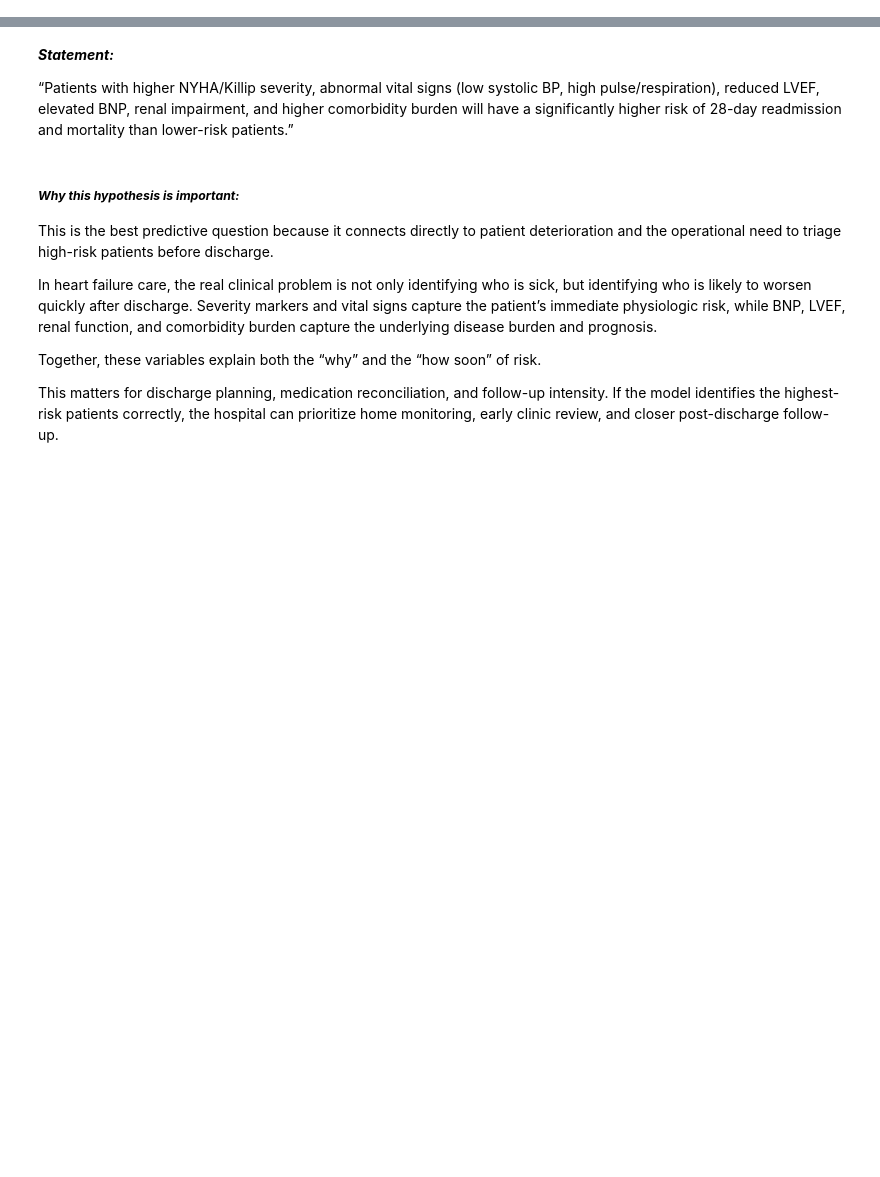
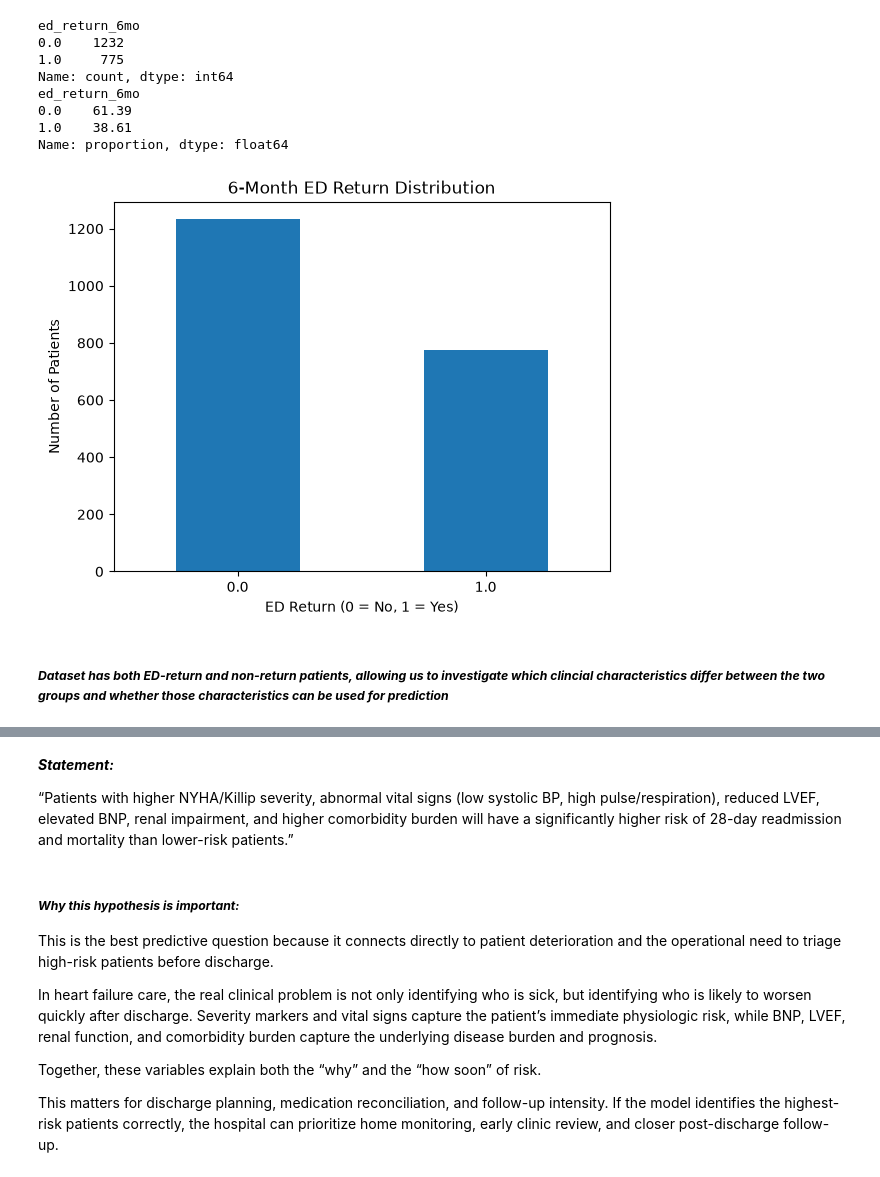
Before and after one commit to Yasasmini/Team3_PyCoders_PythonHackathon_SEP2026, a Jupyter notebook: Team3_PyCoders_Category4.Predictive.ipynb, the cells around one changed output, grey strips where cells are left out. Drawn from its saved outputs; the diff is of its cells as text; code cells hidden in the pictures; blank space fills up the shorter version.

```diff
--- a/Team3_PyCoders_Category4.Predictive.ipynb
+++ b/Team3_PyCoders_Category4.Predictive.ipynb
@@ -0,0 +47,14 @@
+# %%
+features = [
+    "nyha_cardiac_function_classification",
+    "lvef",
+    "cci_score",
+    "creatinine",
+    "gfr",
+    "pulse",
+    "respiration",
+    "systolic_bp",
+    "diastolic_bp"
+]
+
+target = "ed_return_6mo"
@@ -0,0 +67,29 @@
+# %%
+#Understanding how many patients returned to the ED
+print(hf_df[target].value_counts())
+
+print(
+    hf_df[target]
+    .value_counts(normalize=True)
+    .mul(100)
+    .round(2)
+)
+hf_df[target].value_counts().sort_index().plot(kind="bar")
+
+plt.title("6-Month ED Return Distribution")
+plt.xlabel("ED Return (0 = No, 1 = Yes)")
+plt.ylabel("Number of Patients")
+plt.xticks(rotation=0)
+plt.show()
+# %% [output]
+ed_return_6mo
+0.0    1232
+1.0     775
+Name: count, dtype: int64
+ed_return_6mo
+0.0    61.39
+1.0    38.61
+Name: proportion, dtype: float64
+[figure, added]
+# %% [markdown]
+##### ***Dataset has both ED-return and non-return patients, allowing us to investigate which clincial characteristics differ between the two groups and whether those characteristics can be used for prediction***
```
Also changed, not shown: parts of 26 cells of this notebook.
